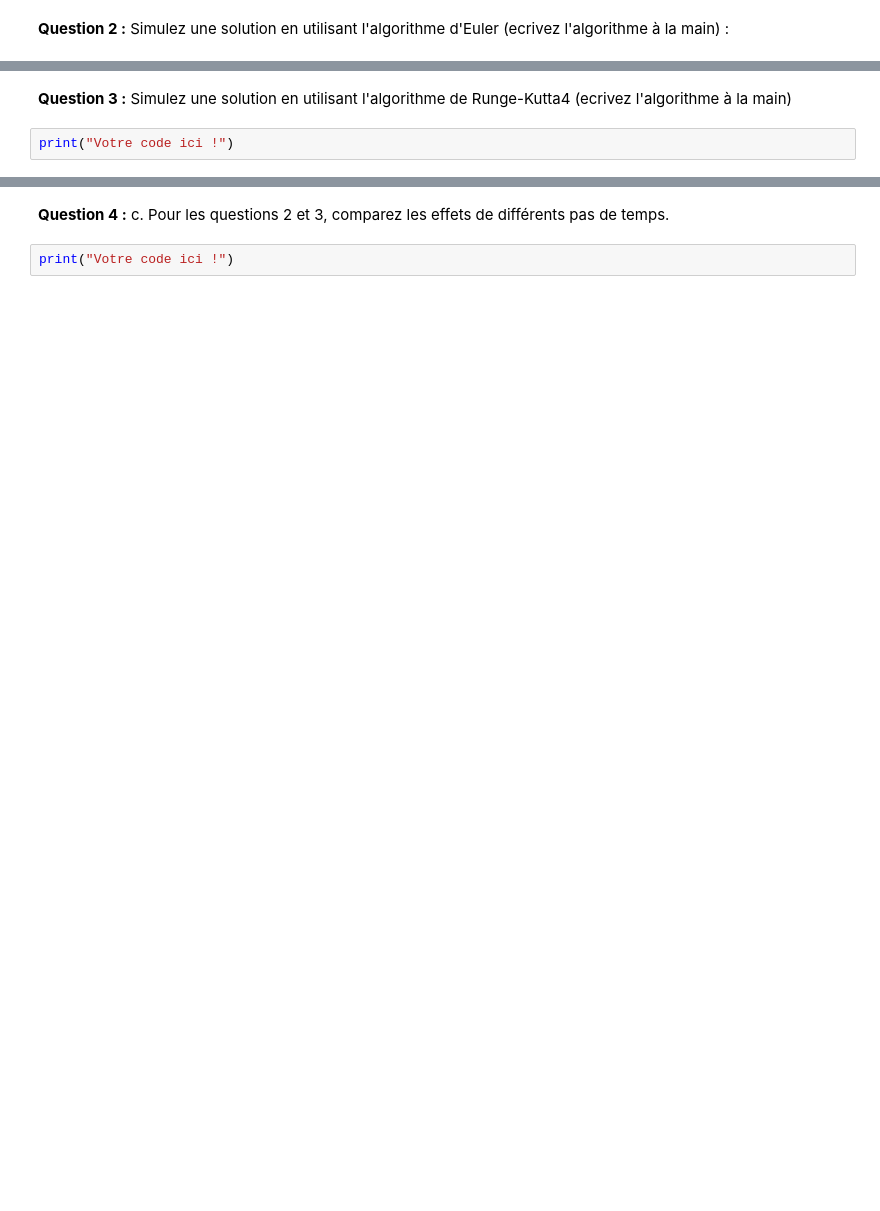
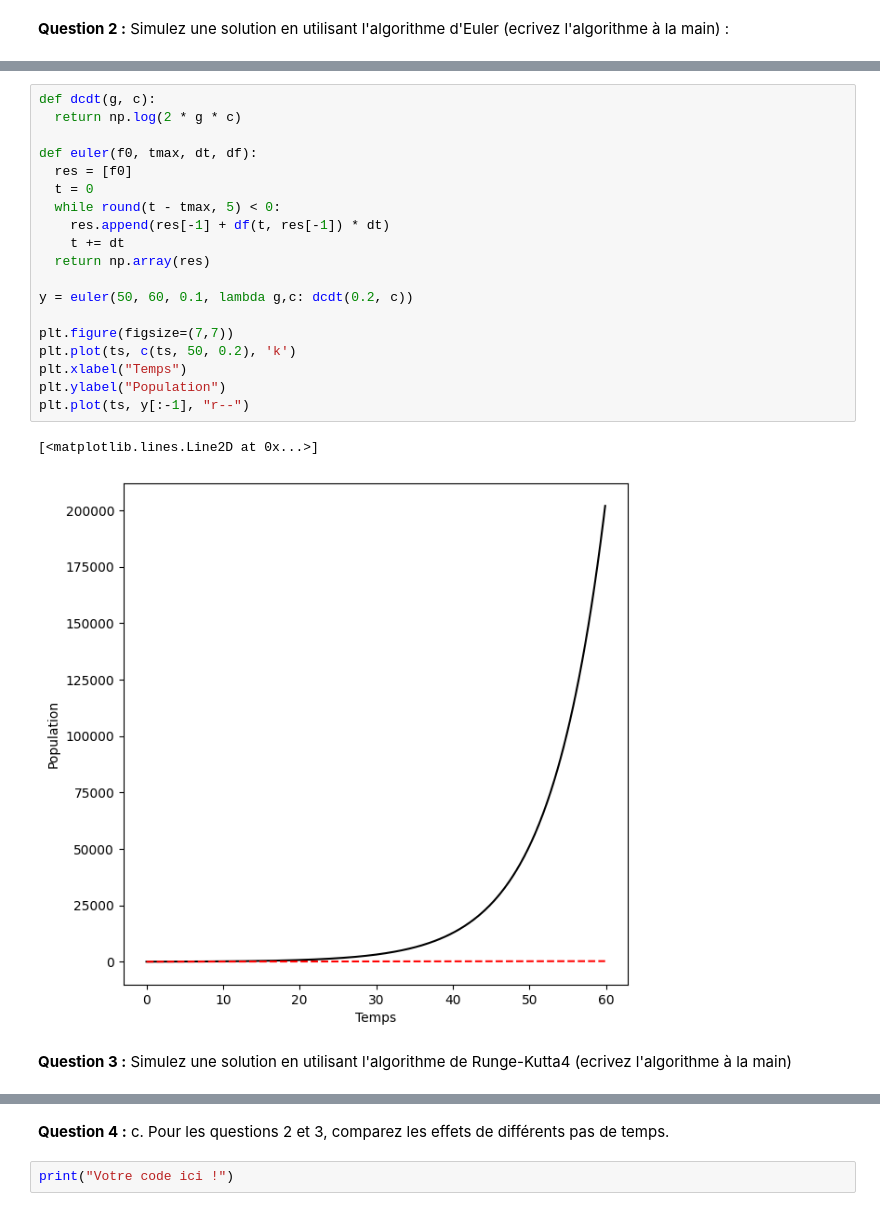
Before and after one commit to camcre/BINFA2025_TP3, a Jupyter notebook: BINFA2025_TP3.ipynb, the cells around one changed output, grey strips where cells are left out. Saved outputs shown, nothing was run; the diff lists cells and outputs as text; blank space fills up the shorter version.

```diff
--- a/BINFA2025_TP3.ipynb
+++ b/BINFA2025_TP3.ipynb
@@ -29,4 +38,24 @@ print("Votre code ici !")
+# %%
+def dcdt(g, c):
+  return np.log(2 * g * c)
+
+def euler(f0, tmax, dt, df):
+  res = [f0]
+  t = 0
+  while round(t - tmax, 5) < 0:
+    res.append(res[-1] + df(t, res[-1]) * dt)
+    t += dt
+  return np.array(res)
+
+y = euler(50, 60, 0.1, lambda g,c: dcdt(0.2, c))
+
+plt.figure(figsize=(7,7))
+plt.plot(ts, c(ts, 50, 0.2), 'k')
+plt.xlabel("Temps")
+plt.ylabel("Population")
+plt.plot(ts, y[:-1], "r--")
+# %% [output]
+[<matplotlib.lines.Line2D at 0x...>]
+[figure, added]
 # %% [markdown]
 **Question 3 :** Simulez une solution en utilisant l'algorithme de Runge-Kutta4 (ecrivez l'algorithme à la main)
-# %%
-print("Votre code ici !")
```
Also changed, not shown: parts of 9 cells of this notebook.
